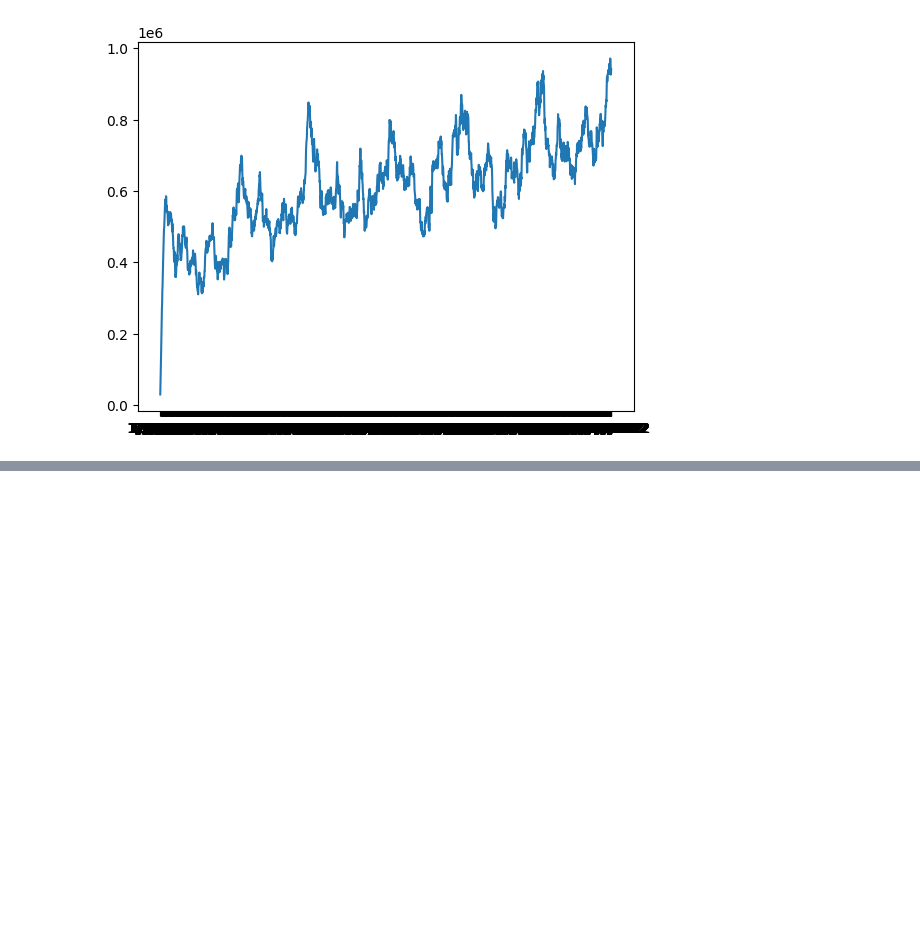
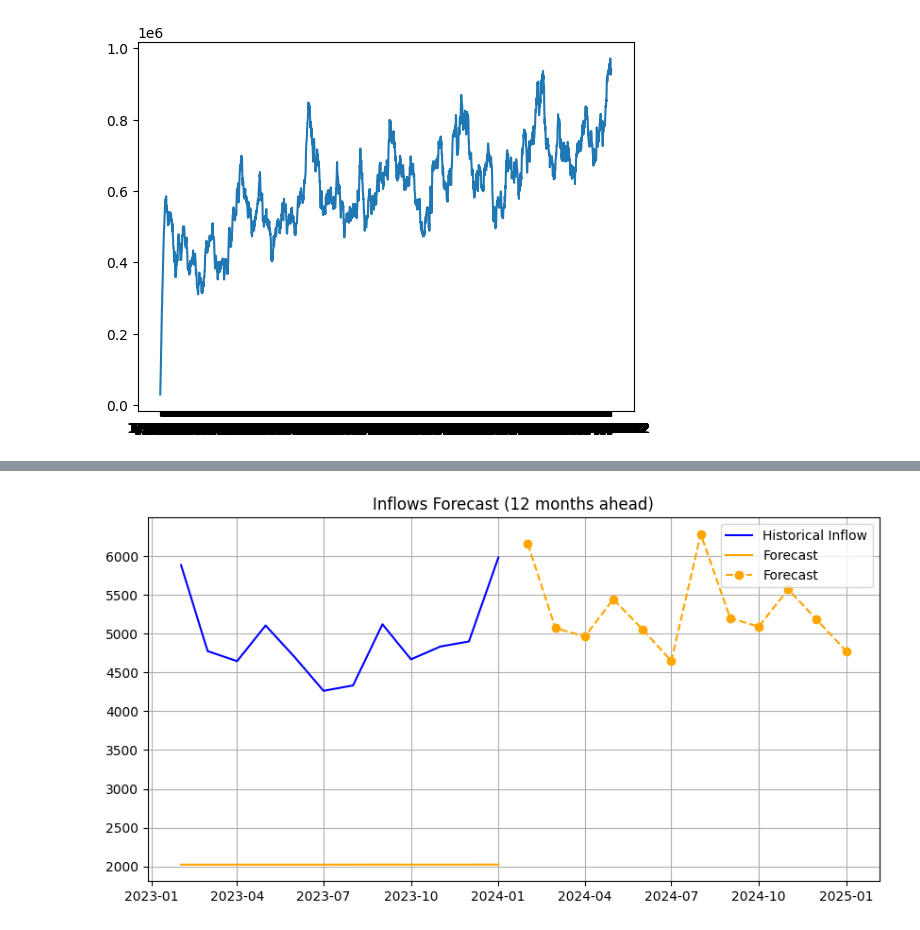
Before and after one commit to alexditto/Suiteworld25, a Jupyter notebook: hackathong_daily_projection.ipynb, the cells around one changed output, grey strips where cells are left out. Drawn from its saved outputs; the diff is of its cells as text; code cells hidden in the pictures; blank space fills up the shorter version.

```diff
--- a/hackathong_daily_projection.ipynb
+++ b/hackathong_daily_projection.ipynb
@@ -78,7 +74,7 @@ print(forecast_df)
 
 fcast_vals = forecaster.predict(fh).clip(lower=0)
 
-forecast_df = pd.DataFrame({
+forecast_df_history = pd.DataFrame({
     'Date': fh.to_pandas(),
     'Forecasted_Inventory': fcast_vals
 })
@@ -86,7 +82,7 @@ forecast_df = pd.DataFrame({
 # --- 5. Plot historical + forecast
 plt.figure(figsize=(12,6))
 plt.plot(y.index, y.values, label='Historical Inventory', color='tab:blue')
-plt.plot(forecast_df['Date'], forecast_df['Forecasted_Inventory'], label='Forecast (Next 12M)', color='tab:orange', linestyle='--', marker='o')
+plt.plot(forecast_df_history['Date'], forecast_df_history['Forecasted_Inventory'], label='Forecast (Next 12M)', color='tab:orange', linestyle='--', marker='o')
 
 # vertical line separating history from forecast
 plt.axvline(x=y.index[-1], color='gray', linestyle=':', alpha=0.8)
@@ -344,0 +112,60 @@ ModuleNotFoundError: No module named 'caas_jupyter_tools'
+# %%
+import pandas as pd
+import numpy as np
+from sktime.forecasting.base import ForecastingHorizon
+from sktime.forecasting.exp_smoothing import ExponentialSmoothing
+import pulp
+import matplotlib.pyplot as plt
+
+# Load tuned inflow and outflow data
+inflows = pd.read_csv("src/csv/tune_inflows(in).csv", parse_dates=["Date"])
+outflows = pd.read_csv("src/csv/tune_outflows(in).csv", parse_dates=["Date"])
+
+# Derive monthly aggregates
+inflows["YearMonth"] = inflows["Date"].dt.to_period("M").dt.to_timestamp(how='end')
+outflows["YearMonth"] = outflows["Date"].dt.to_period("M").dt.to_timestamp(how='end')
+
+# --- Aggregate monthly inflows ---
+monthly_inflow = (
+    inflows.groupby("YearMonth")["Quantity"]
+    .sum()
+    .reset_index()
+    .set_index("YearMonth")
+    .sort_index()
+)
+
+# --- Ensure time index is datetime and monthly ---
+monthly_inflow.index = pd.to_datetime(monthly_inflow.index)
+
+# Convert to Series (1D)
+y = monthly_inflow["Quantity"].asfreq("M").fillna(method="ffill")
+
+# --- Fit model ---
+forecaster = ExponentialSmoothing(trend="add", seasonal="add", sp=6)
+forecaster.fit(y)
+
+# --- Forecast horizon (12 months ahead) ---
+last_period = y.index[-1].to_period("M")
+fh = ForecastingHorizon(
+    pd.period_range(last_period + 1, periods=12, freq="M").to_timestamp(how="end"),
+    is_relative=False
+)
+
+# --- Forecast ---
+forecast_values = forecaster.predict(fh).clip(lower=0)
+
+# Combine results
+forecast_df = pd.DataFrame({
+    "Date": fh.to_pandas(),
+    "Forecasted_Inflow": forecast_values
+})
+
+# Plot
+import matplotlib.pyplot as plt
+plt.figure(figsize=(10,5))
+plt.plot(y.index, y.values, label="Historical Inflow", color="blue")
+plt.plot(forecast_df_history['Date'], forecast_df["Date"], forecast_df["Forecasted_Inflow"], "--o", label="Forecast", color="orange")
+plt.title("Inflows Forecast (12 months ahead)")
+plt.legend(); plt.grid(); plt.show()
+# %% [output]
+[figure, added]
```
Also changed, not shown: parts of 4 cells of this notebook.
